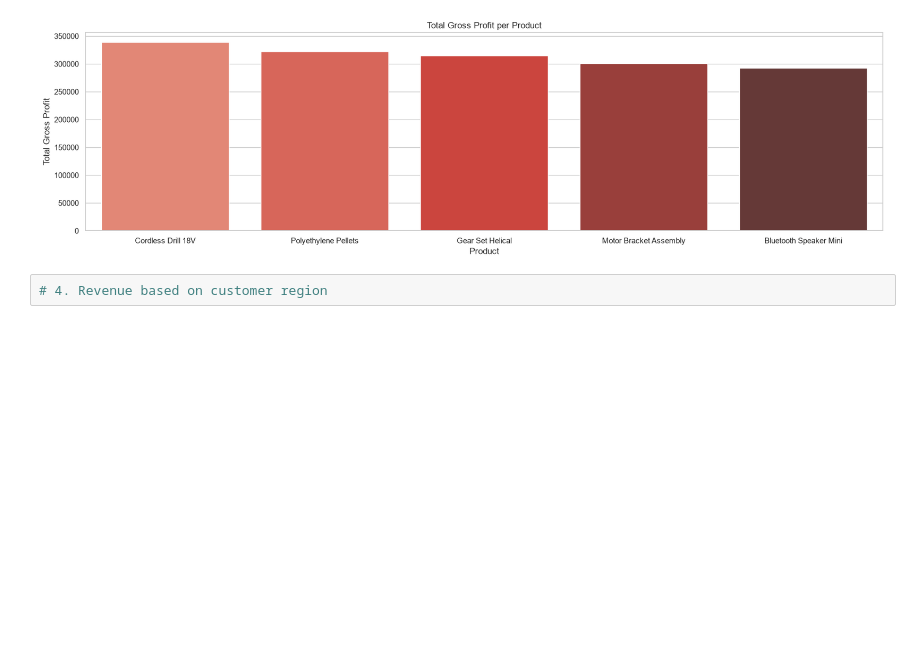
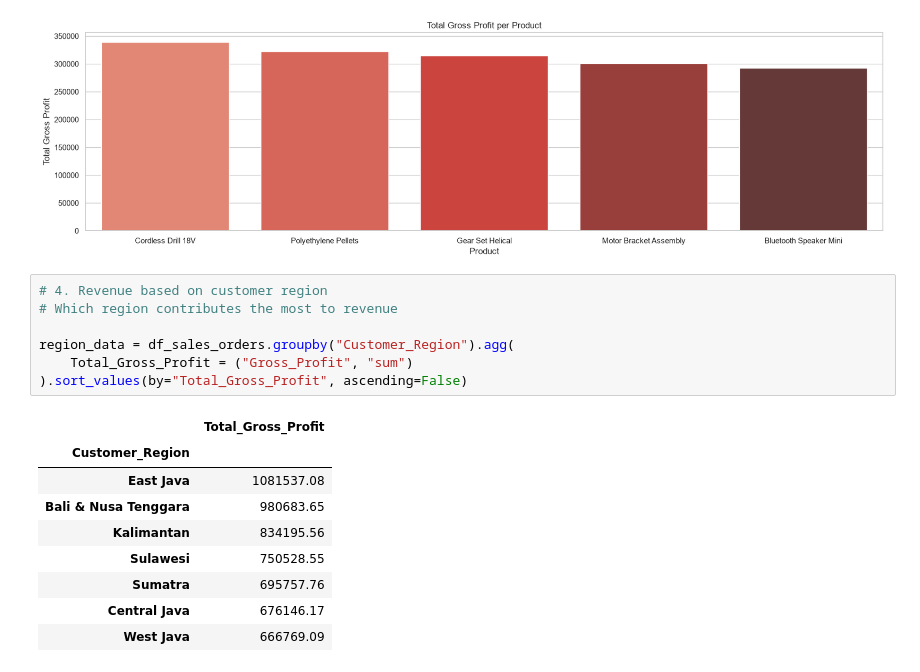
Before and after one commit to barafa-public/supply-chain-gross-profit-analysis, a Jupyter notebook: analysis_processes/data_visualization.ipynb, the cells around one changed output. Saved outputs shown, nothing was run; the diff lists cells and outputs as text; blank space fills up the shorter version.

```diff
--- a/analysis_processes/data_visualization.ipynb
+++ b/analysis_processes/data_visualization.ipynb
@@ -144,3 +144,18 @@ Passing `palette` without assigning `hue` is deprecated and will be removed in v
 [figure]
 # %%
 # 4. Revenue based on customer region
+# Which region contributes the most to revenue
+
+region_data = df_sales_orders.groupby("Customer_Region").agg(
+    Total_Gross_Profit = ("Gross_Profit", "sum")
+).sort_values(by="Total_Gross_Profit", ascending=False)
+# %% [output]
+|  | Total_Gross_Profit |
+| Customer_Region |  |
+| East Java | 1081537.08 |
+| Bali & Nusa Tenggara | 980683.65 |
+| Kalimantan | 834195.56 |
+| Sulawesi | 750528.55 |
+| Sumatra | 695757.76 |
+| Central Java | 676146.17 |
+| West Java | 666769.09 |
```
Also changed, not shown: parts of 1 cell of this notebook.
